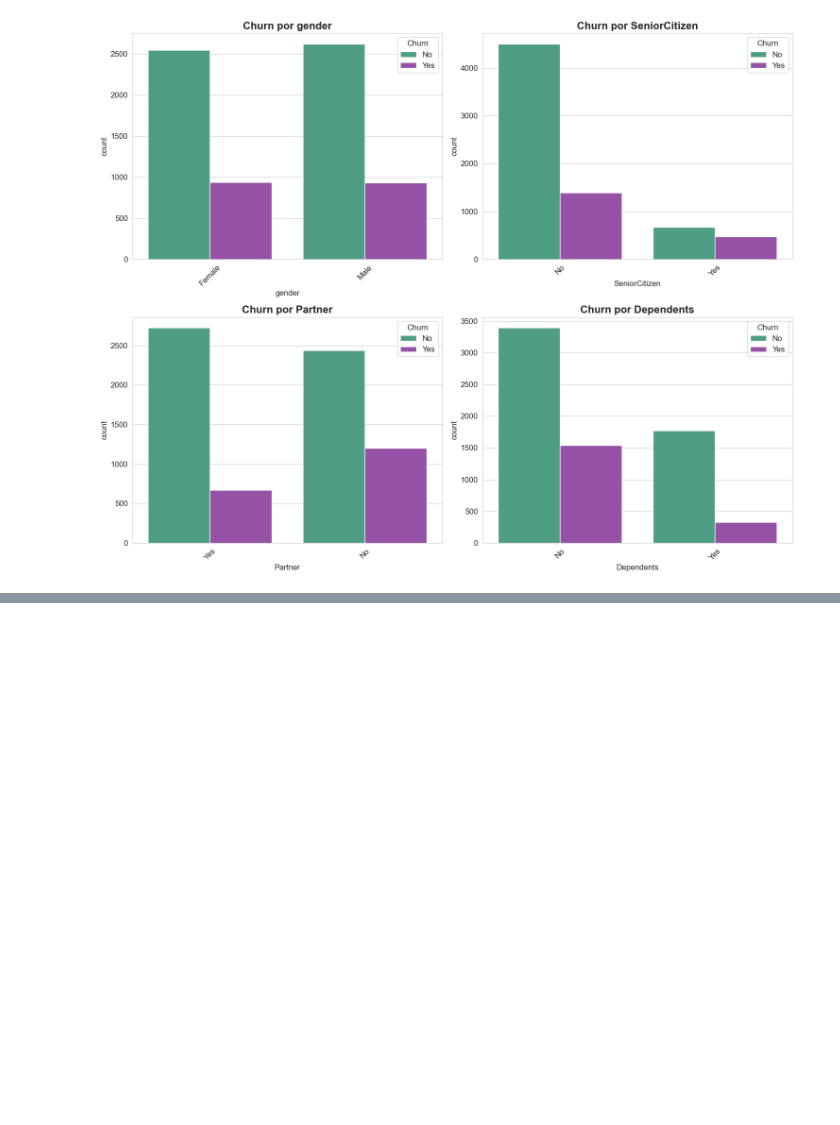
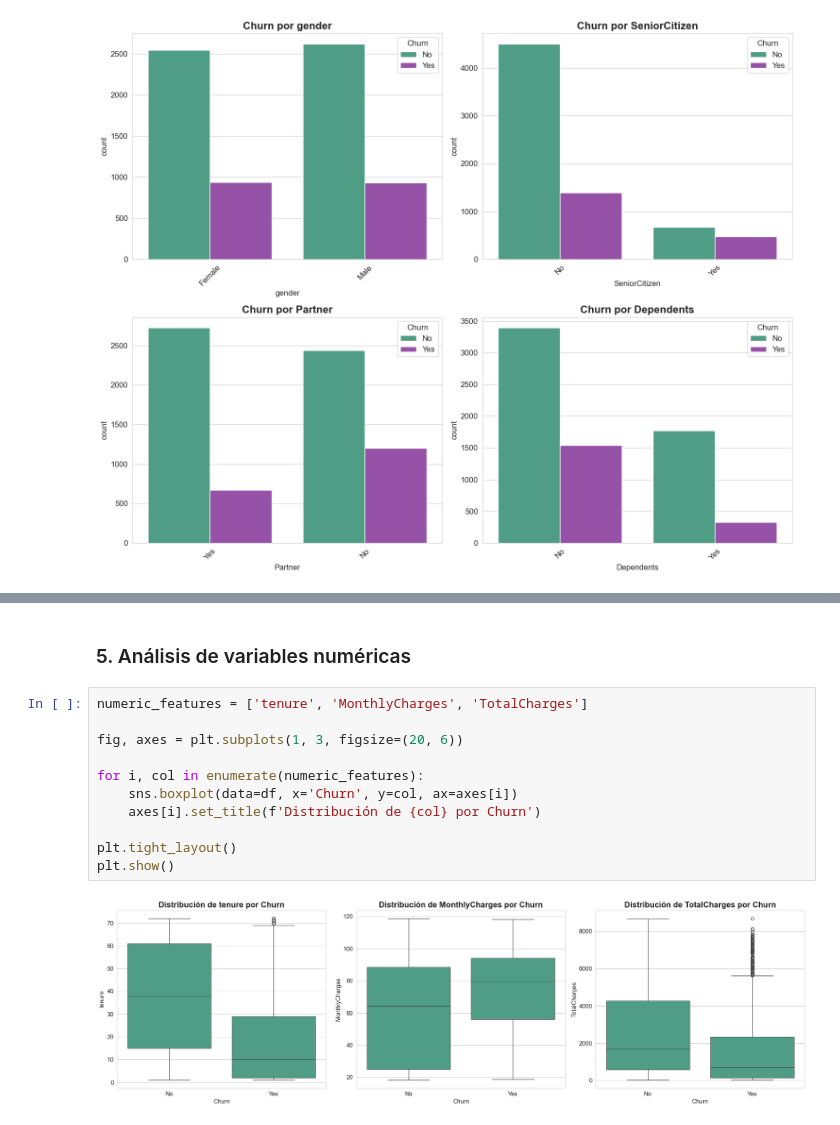
Before and after one commit to AmeliaYPerez/portfolio, a Jupyter notebook: Projects/Data-Analysis/chrun-analysis/churn_analysis.ipynb, the cells around one changed output, grey strips where cells are left out. Saved outputs shown, nothing was run; the diff lists cells and outputs as text; blank space fills up the shorter version.

```diff
--- a/Projects/Data-Analysis/chrun-analysis/churn_analysis.ipynb
+++ b/Projects/Data-Analysis/chrun-analysis/churn_analysis.ipynb
@@ -197,0 +217,15 @@ plt.show()
+# %% [markdown]
+### 5. Análisis de variables numéricas
+# %%
+numeric_features = ['tenure', 'MonthlyCharges', 'TotalCharges']
+
+fig, axes = plt.subplots(1, 3, figsize=(20, 6))
+
+for i, col in enumerate(numeric_features):
+    sns.boxplot(data=df, x='Churn', y=col, ax=axes[i])
+    axes[i].set_title(f'Distribución de {col} por Churn')
+
+plt.tight_layout()
+plt.show()
+# %% [output]
+[figure, added]
```
Also changed, not shown: parts of 6 cells of this notebook.
